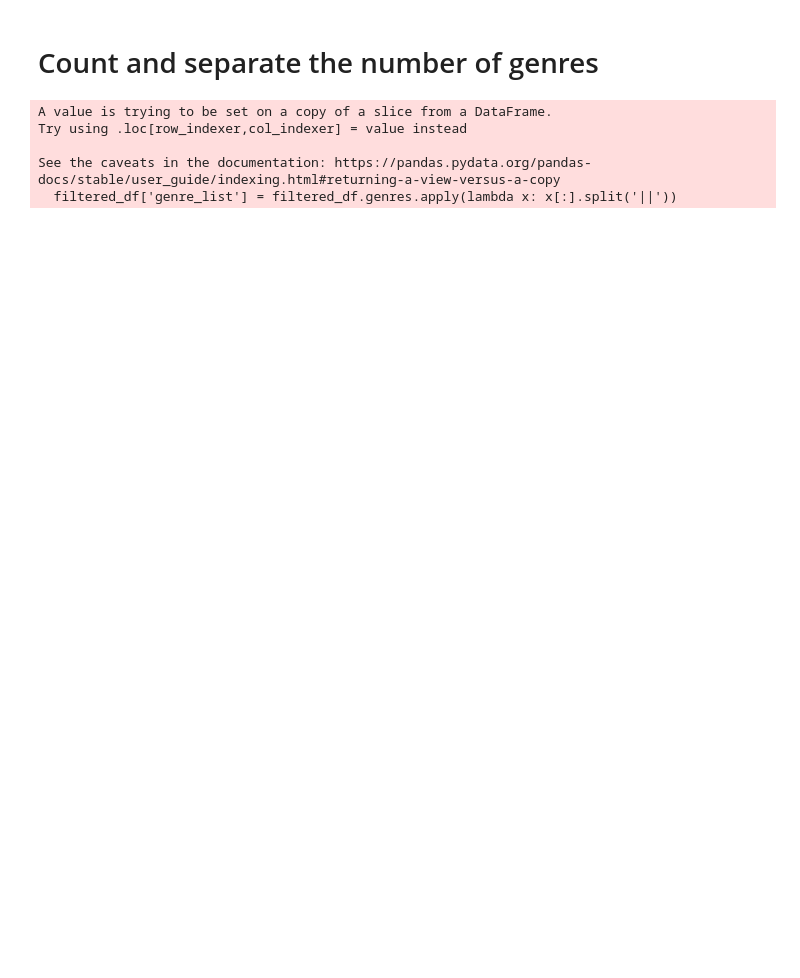
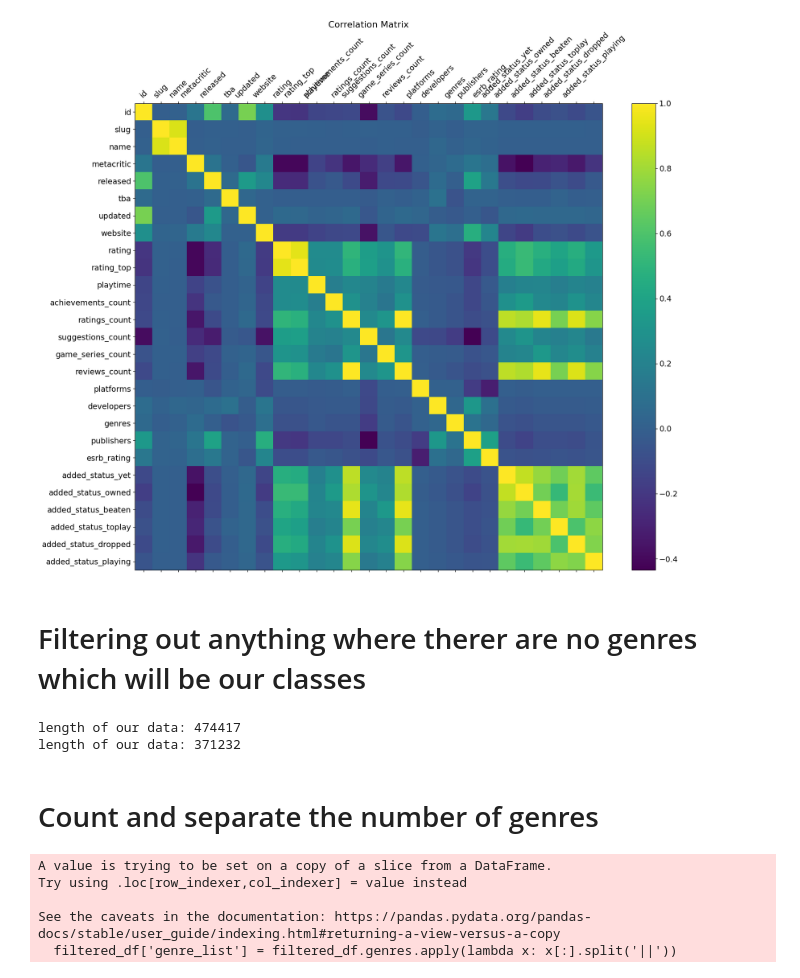
Before and after one commit to Mr-Stark01/ITSDPROJ, a Jupyter notebook: nb.ipynb, the cells around one changed output. Cells and saved outputs as stored; diff of their text form; code cells hidden in the pictures; blank space fills up the shorter version.

Commit message:
wrote up titles

```diff
--- a/nb.ipynb
+++ b/nb.ipynb
@@ -37,3 +29,36 @@ filtered_df.head(10)
+# %%
+import pandas as pd
+import matplotlib.pyplot as plt
+import numpy as np
+from sklearn.preprocessing import LabelEncoder
+
+le = LabelEncoder()
+df_encoded = df.apply(le.fit_transform)
+corr = df_encoded.corr()
+f = plt.figure(figsize=(19, 15))
+plt.matshow(corr, fignum=f.number)
+
+plt.xticks(range(df_encoded.shape[1]), df_encoded.columns, fontsize=14, rotation=45)
+plt.yticks(range(df_encoded.shape[1]), df_encoded.columns, fontsize=14)
+
+cb = plt.colorbar()
+
+cb.ax.tick_params(labelsize=14)
+
+plt.title('Correlation Matrix', fontsize=16)
+
+plt.show()
+# %% [output]
+[figure, added]
+# %% [markdown]
+# Filtering out anything where therer are no genres which will be our classes
+# %%
+print("length of our data: " + str(len(df)))
+filtered_df  = df.dropna(subset=['genres'])
+print("length of our data: " + str(len(filtered_df)))
+# %% [output]
+length of our data: 474417
+length of our data: 371232
 # %% [markdown]
 # Count and separate the number of genres
 # %%
```
Also changed, not shown: parts of 37 cells of this notebook.
